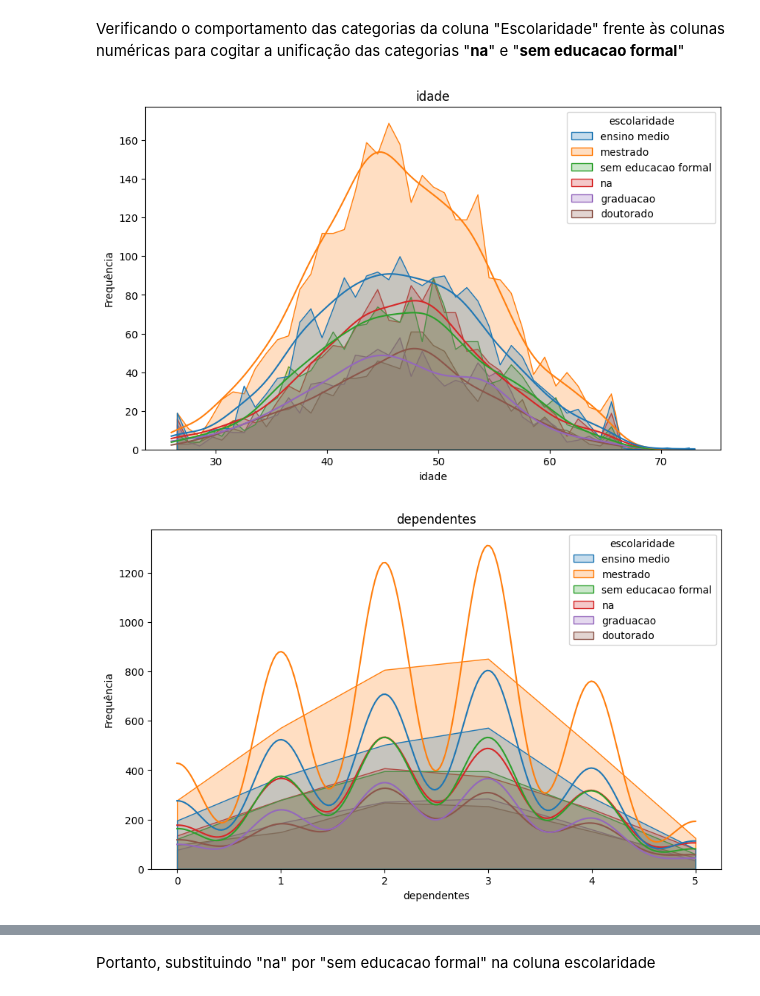
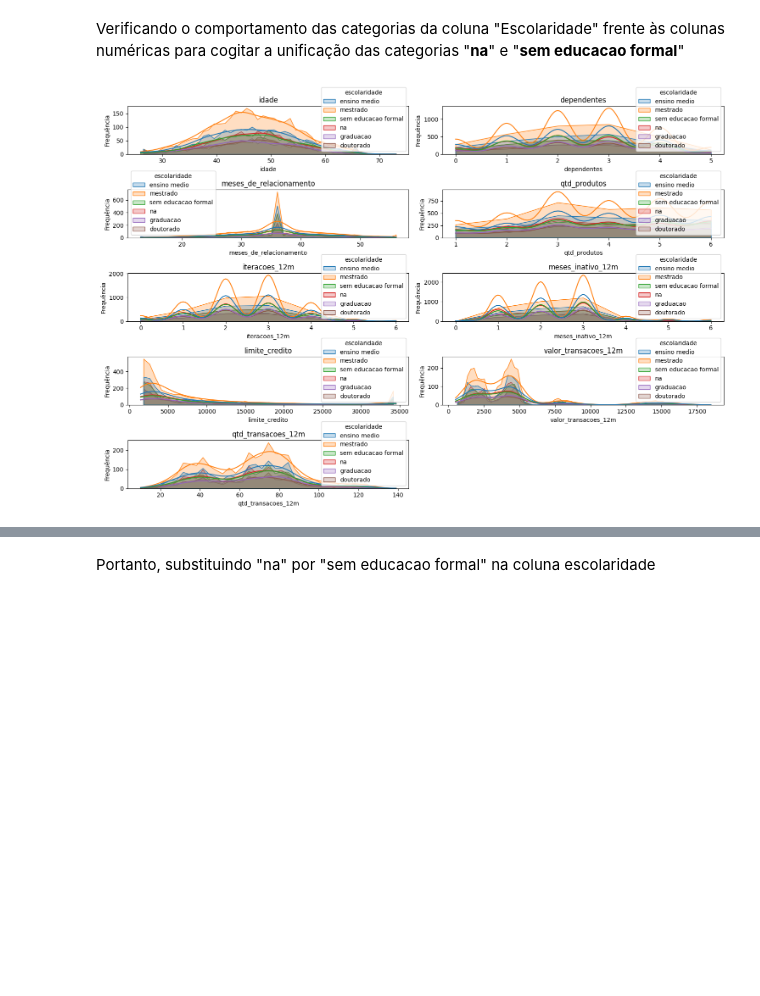
Before and after one commit to Arnaldo-Bastos/Case_Credito, a Jupyter notebook: case_credito_kaggle.ipynb, the cells around one changed output, grey strips where cells are left out. Saved outputs shown, nothing was run; the diff lists cells and outputs as text; code cells hidden in the pictures; blank space fills up the shorter version.

```diff
--- a/case_credito_kaggle.ipynb
+++ b/case_credito_kaggle.ipynb
@@ -167,13 +148,22 @@ Verificando o comportamento das categorias da coluna "Escolaridade" frente às c
 # %%
 numerical_cols = ['idade', 'dependentes', 'meses_de_relacionamento', 'qtd_produtos', 'iteracoes_12m', 'meses_inativo_12m', 'limite_credito', 'valor_transacoes_12m', 'qtd_transacoes_12m']
 
-for col in numerical_cols:
-    plt.figure(figsize=(10, 6))
+plt.figure(figsize=(15, 10))
+for i, col in enumerate(numerical_cols):
+    plt.subplot(5, 2, i + 1)
     sns.histplot(data=df, x=col, hue='escolaridade', kde=True, element="poly")
     plt.title(f'{col}')
     plt.xlabel(col)
     plt.ylabel('Frequência')
-    plt.show()
+plt.tight_layout()
+plt.xlabel(col)
+plt.ylabel('Frequência')
+
+for i in range(len(numerical_cols), num_rows * 2):
+  row = i // 2
+  col_idx = i % 2
+  fig.delaxes(axes[row, col_idx])
+
+plt.show()
 # %% [output]
-[figure, old version]
+[figure, new version]
-[figure, removed]
```
Also changed, not shown: parts of 13 cells of this notebook.
